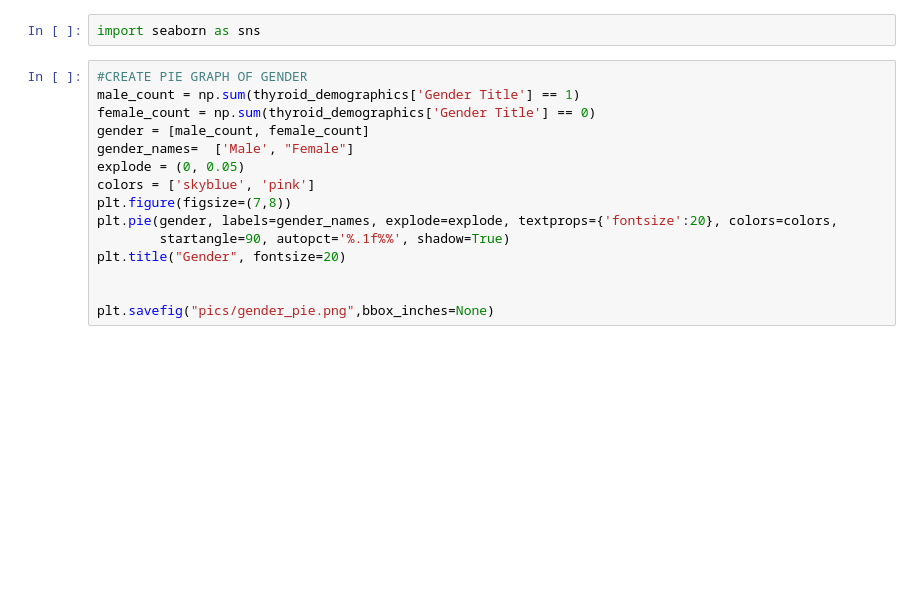
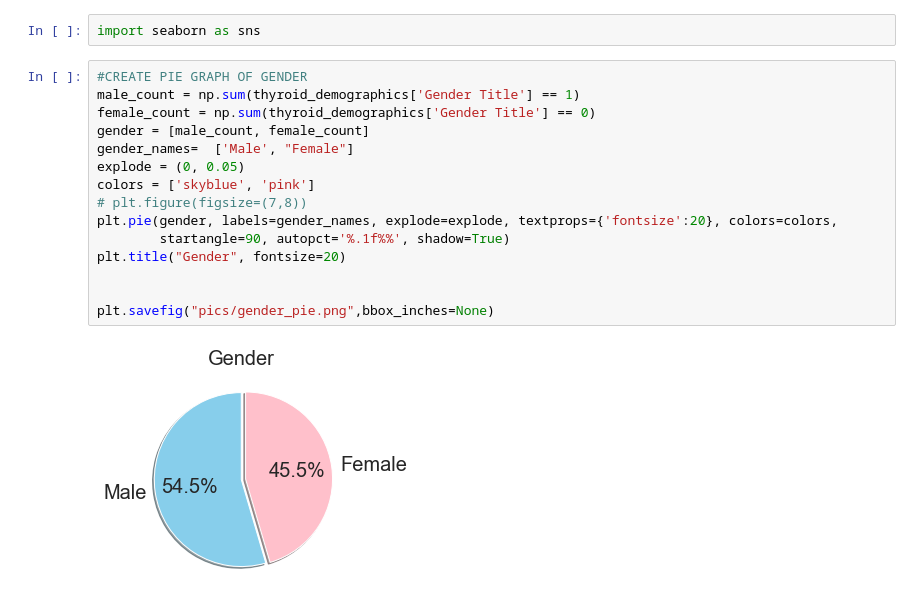
Before and after one commit to heathertrinh1017/Final-Project, a Jupyter notebook: ht.ipynb, the cells around one changed output. Cells and saved outputs as stored; diff of their text form; blank space fills up the shorter version.

Commit message:
chcanged figsize

```diff
--- a/ht.ipynb
+++ b/ht.ipynb
@@ -372,18 +372,20 @@ import seaborn as sns
 # %%
 #CREATE PIE GRAPH OF GENDER
 male_count = np.sum(thyroid_demographics['Gender Title'] == 1)
 female_count = np.sum(thyroid_demographics['Gender Title'] == 0)
 gender = [male_count, female_count]
 gender_names=  ['Male', "Female"]
 explode = (0, 0.05)
 colors = ['skyblue', 'pink']
-plt.figure(figsize=(7,8))
+# plt.figure(figsize=(7,8))
 plt.pie(gender, labels=gender_names, explode=explode, textprops={'fontsize':20}, colors=colors,
         startangle=90, autopct='%.1f%%', shadow=True)
 plt.title("Gender", fontsize=20)
 
 
 plt.savefig("pics/gender_pie.png",bbox_inches=None)
+# %% [output]
+[figure, added]
 # %%
 #READ IN CITY DATA TO MERGE WITH HOSPITAL ID
 city= pd.read_csv('data/hosp_city.csv')
```
Also changed, not shown: parts of 17 cells of this notebook, 4 other files.
